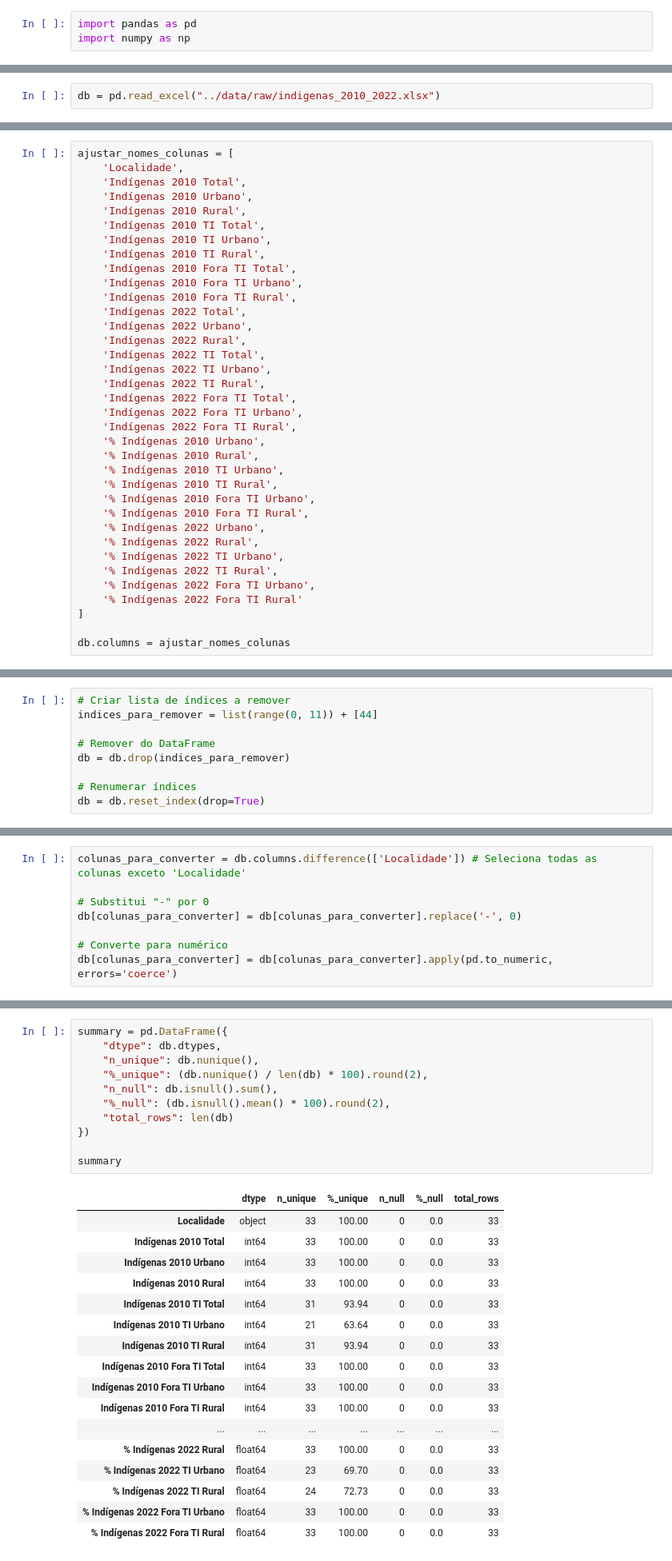
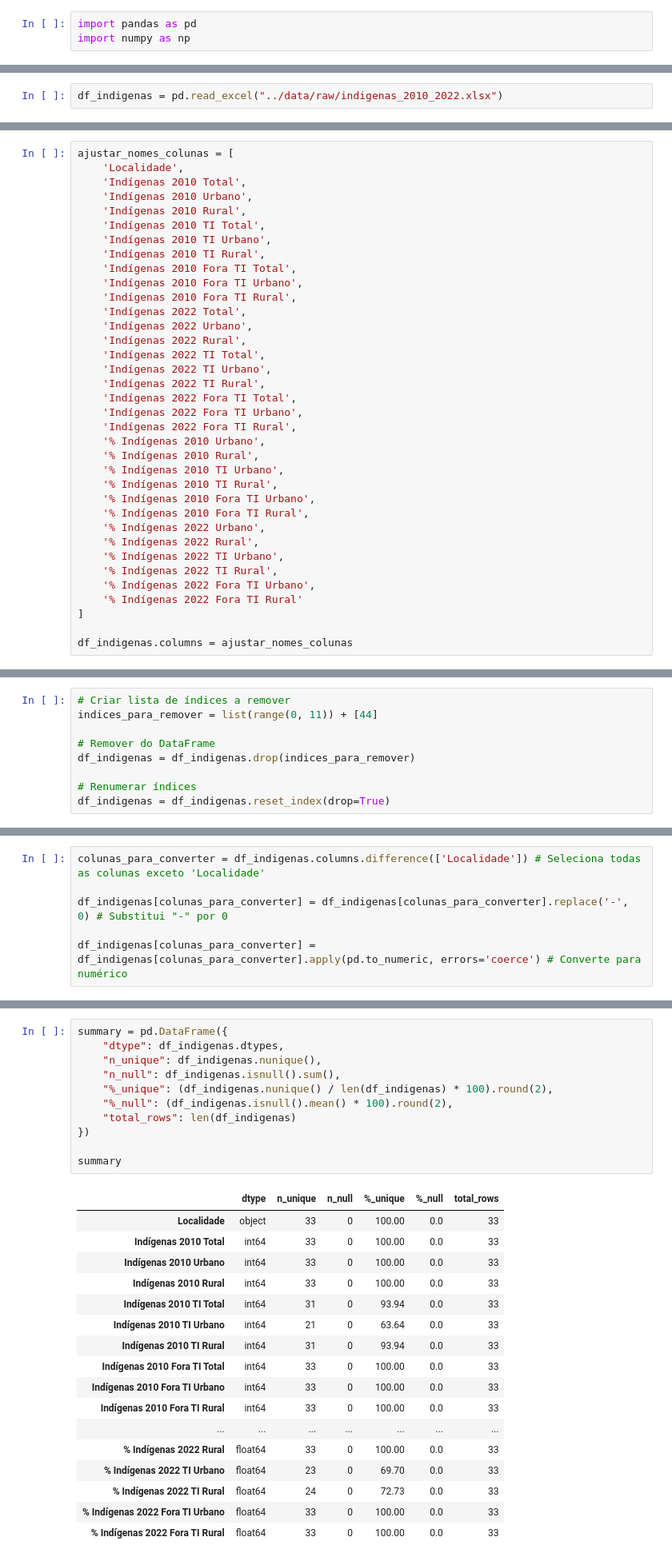
Before and after one commit to LUCASDNORONHA/exploracao-dados-indigenas-2010-2022, a Jupyter notebook: notebooks/01_preprocessing.ipynb, the cells around one changed output, grey strips where cells are left out. Shown at 80% size. Saved outputs shown, nothing was run; the diff lists cells and outputs as text.

```diff
--- a/notebooks/01_preprocessing.ipynb
+++ b/notebooks/01_preprocessing.ipynb
@@ -25,3 +42,3 @@ import numpy as np
 # %%
-db = pd.read_excel("../data/raw/indigenas_2010_2022.xlsx")
+df_indigenas = pd.read_excel("../data/raw/indigenas_2010_2022.xlsx")
 # %% [markdown]
@@ -144,5 +167,5 @@ ajustar_nomes_colunas = [
     '% Indígenas 2022 Fora TI Rural'
 ]
 
-db.columns = ajustar_nomes_colunas
+df_indigenas.columns = ajustar_nomes_colunas
 # %%
@@ -201,8 +209,8 @@ Portanto, o DataFrame possui **45 linhas no total**, sendo apenas **33 referente
 indices_para_remover = list(range(0, 11)) + [44]
 
 # Remover do DataFrame
-db = db.drop(indices_para_remover)
+df_indigenas = df_indigenas.drop(indices_para_remover)
 
 # Renumerar índices
-db = db.reset_index(drop=True)
+df_indigenas = df_indigenas.reset_index(drop=True)
 # %% [markdown]
@@ -307,11 +311,9 @@ Com exceção da coluna **Localidade**, todas as demais correspondem a atributos
 
 Adicionalmente, de acordo com a descrição do **metadado do censo** sobre as características dos dados analisados, o símbolo `"-"` representa um valor absoluto igual a zero, e não um valor nulo ou ausente. Portanto, nos locais onde os dados estão representados dessa forma, deve-se substituir o símbolo por `0` em formato numérico, refletindo corretamente a ausência de indivíduos indígenas nessas localidades.
 # %%
-colunas_para_converter = db.columns.difference(['Localidade']) # Seleciona todas as colunas exceto 'Localidade'
+colunas_para_converter = df_indigenas.columns.difference(['Localidade']) # Seleciona todas as colunas exceto 'Localidade'
 
-# Substitui "-" por 0
-db[colunas_para_converter] = db[colunas_para_converter].replace('-', 0)
+df_indigenas[colunas_para_converter] = df_indigenas[colunas_para_converter].replace('-', 0) # Substitui "-" por 0
 
-# Converte para numérico
-db[colunas_para_converter] = db[colunas_para_converter].apply(pd.to_numeric, errors='coerce')
+df_indigenas[colunas_para_converter] = df_indigenas[colunas_para_converter].apply(pd.to_numeric, errors='coerce') # Converte para numérico
 # %% [markdown]
@@ -320,30 +322,30 @@ db[colunas_para_converter] = db[colunas_para_converter].apply(pd.to_numeric, err
 Pode-se observar que, após a conversão adequada, todos os campos quantitativos do DataFrame estão agora no tipo numérico correto, garantindo consistência e precisão para a realização de análises estatísticas e comparativas.
 # %%
 summary = pd.DataFrame({
-    "dtype": db.dtypes,
-    "n_unique": db.nunique(),
-    "%_unique": (db.nunique() / len(db) * 100).round(2),
-    "n_null": db.isnull().sum(),
-    "%_null": (db.isnull().mean() * 100).round(2),
-    "total_rows": len(db)
+    "dtype": df_indigenas.dtypes,
+    "n_unique": df_indigenas.nunique(),
+    "n_null": df_indigenas.isnull().sum(),
+    "%_unique": (df_indigenas.nunique() / len(df_indigenas) * 100).round(2),
+    "%_null": (df_indigenas.isnull().mean() * 100).round(2),
+    "total_rows": len(df_indigenas)
 })
 
 summary
 # %% [output]
-|  | dtype | n_unique | %_unique | n_null | %_null | total_rows |
-| Localidade | object | 33 | 100.00 | 0 | 0.0 | 33 |
-| Indígenas 2010 Total | int64 | 33 | 100.00 | 0 | 0.0 | 33 |
-| Indígenas 2010 Urbano | int64 | 33 | 100.00 | 0 | 0.0 | 33 |
-| Indígenas 2010 Rural | int64 | 33 | 100.00 | 0 | 0.0 | 33 |
-| Indígenas 2010 TI Total | int64 | 31 | 93.94 | 0 | 0.0 | 33 |
-| Indígenas 2010 TI Urbano | int64 | 21 | 63.64 | 0 | 0.0 | 33 |
-| Indígenas 2010 TI Rural | int64 | 31 | 93.94 | 0 | 0.0 | 33 |
-| Indígenas 2010 Fora TI Total | int64 | 33 | 100.00 | 0 | 0.0 | 33 |
-| Indígenas 2010 Fora TI Urbano | int64 | 33 | 100.00 | 0 | 0.0 | 33 |
-| Indígenas 2010 Fora TI Rural | int64 | 33 | 100.00 | 0 | 0.0 | 33 |
+|  | dtype | n_unique | n_null | %_unique | %_null | total_rows |
+| Localidade | object | 33 | 0 | 100.00 | 0.0 | 33 |
+| Indígenas 2010 Total | int64 | 33 | 0 | 100.00 | 0.0 | 33 |
+| Indígenas 2010 Urbano | int64 | 33 | 0 | 100.00 | 0.0 | 33 |
+| Indígenas 2010 Rural | int64 | 33 | 0 | 100.00 | 0.0 | 33 |
+| Indígenas 2010 TI Total | int64 | 31 | 0 | 93.94 | 0.0 | 33 |
+| Indígenas 2010 TI Urbano | int64 | 21 | 0 | 63.64 | 0.0 | 33 |
+| Indígenas 2010 TI Rural | int64 | 31 | 0 | 93.94 | 0.0 | 33 |
+| Indígenas 2010 Fora TI Total | int64 | 33 | 0 | 100.00 | 0.0 | 33 |
+| Indígenas 2010 Fora TI Urbano | int64 | 33 | 0 | 100.00 | 0.0 | 33 |
+| Indígenas 2010 Fora TI Rural | int64 | 33 | 0 | 100.00 | 0.0 | 33 |
 | ... | ... | ... | ... | ... | ... | ... |
-| % Indígenas 2022 Rural | float64 | 33 | 100.00 | 0 | 0.0 | 33 |
-| % Indígenas 2022 TI Urbano | float64 | 23 | 69.70 | 0 | 0.0 | 33 |
-| % Indígenas 2022 TI Rural | float64 | 24 | 72.73 | 0 | 0.0 | 33 |
-| % Indígenas 2022 Fora TI Urbano | float64 | 33 | 100.00 | 0 | 0.0 | 33 |
-| % Indígenas 2022 Fora TI Rural | float64 | 33 | 100.00 | 0 | 0.0 | 33 |
+| % Indígenas 2022 Rural | float64 | 33 | 0 | 100.00 | 0.0 | 33 |
+| % Indígenas 2022 TI Urbano | float64 | 23 | 0 | 69.70 | 0.0 | 33 |
+| % Indígenas 2022 TI Rural | float64 | 24 | 0 | 72.73 | 0.0 | 33 |
+| % Indígenas 2022 Fora TI Urbano | float64 | 33 | 0 | 100.00 | 0.0 | 33 |
+| % Indígenas 2022 Fora TI Rural | float64 | 33 | 0 | 100.00 | 0.0 | 33 |
```
Also changed, not shown: parts of 39 cells of this notebook, 5 other files.
